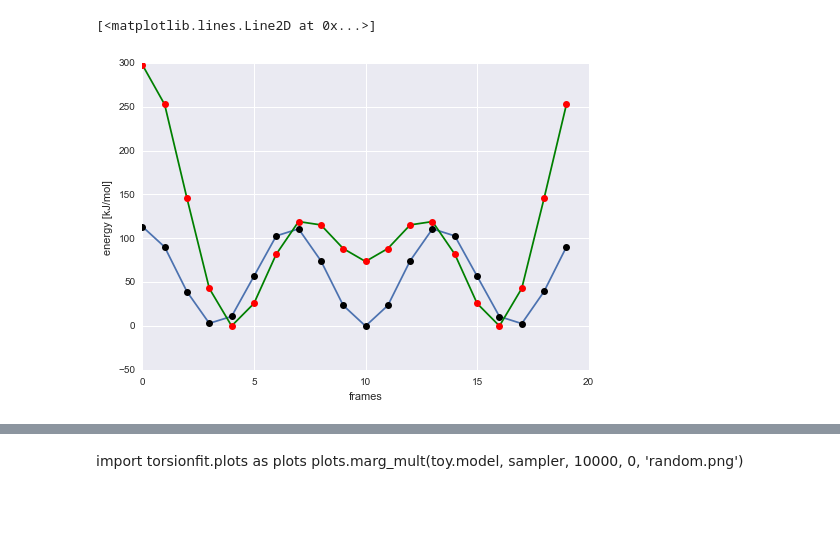
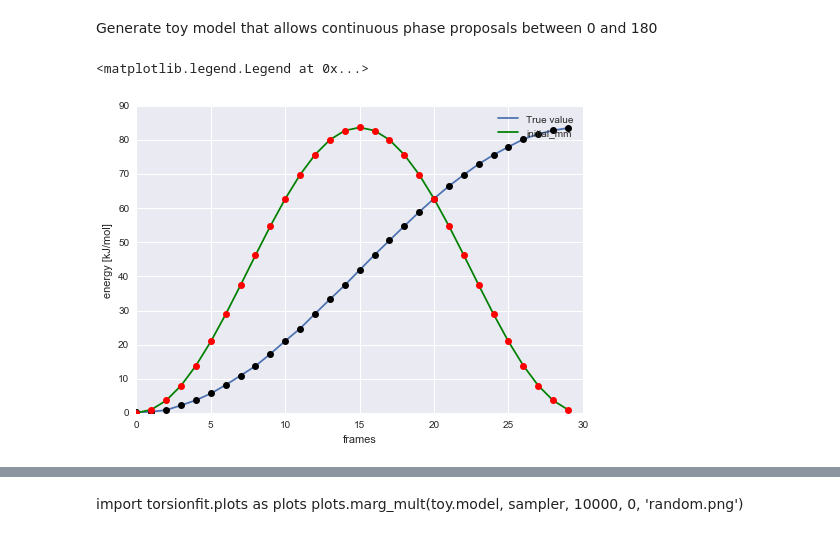
Before and after one commit to choderalab/torsionfit, a Jupyter notebook: examples/synthetic_data/Toy_model.ipynb, the cells around one changed output, grey strips where cells are left out. Cells and saved outputs as stored; diff of their text form; code cells hidden in the pictures; blank space fills up the shorter version.

Commit message:
updated toy model notebook

```diff
--- a/examples/synthetic_data/Toy_model.ipynb
+++ b/examples/synthetic_data/Toy_model.ipynb
@@ -9,17 +10,16 @@ from parmed.topologyobjects import DihedralType
 # %%
 from torsionfit.toy_model import ToyModel
+# %% [markdown]
+Generate toy model that allows continuous phase proposals between 0 and 180
 # %%
-#toy = ToyModel(true_value=DihedralType(10, 1, 180.0, 1, 1), initial_value=DihedralType(1, 1, 0, 1, 1),continuous=True,
-               #n_increments=15)
-             #decouple_n=True)
-toy = ToyModel(n_increments=20, continuous=True)
-#toy.scan_set.save_initial_mm(toy._param)
-plt.plot(toy.synthetic_energy)
+toy = ToyModel(true_value=DihedralType(10, 1, 180, 1, 1), initial_value=DihedralType(10, 2, 180, 1, 1), n_increments=30, continuous=True)
+plt.plot(toy.synthetic_energy, label='True value')
 plt.plot(toy.synthetic_energy, 'ko')
 plt.xlabel('frames')
 plt.ylabel('energy [kJ/mol]')
-plt.plot(toy.scan_set.mm_energy, color='g')
+plt.plot(toy.scan_set.mm_energy, color='g', label='initial_mm')
 plt.plot(toy.scan_set.initial_mm, 'ko', color='r')
+plt.legend()
 # %% [output]
-[<matplotlib.lines.Line2D at 0x...>]
+<matplotlib.legend.Legend at 0x...>
-[figure, old version]
+[figure, new version]
```
Also changed, not shown: parts of 36 cells of this notebook.
